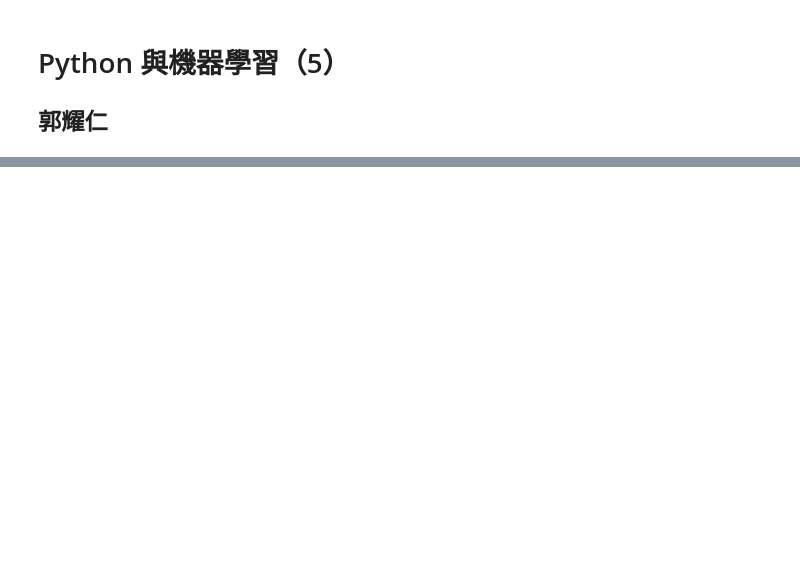
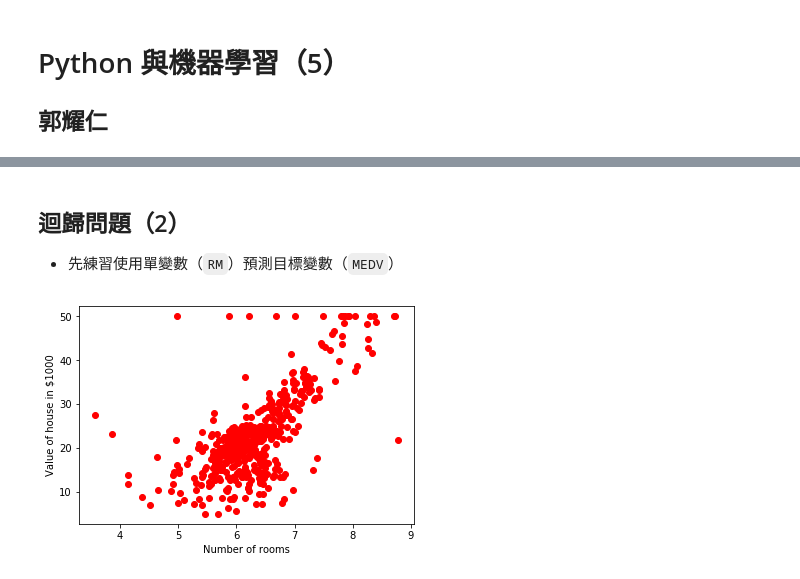
Before and after one commit to yaojenkuo/python_4_ds, a Jupyter notebook: ch15.ipynb, the cells around one changed output, grey strips where cells are left out. Cells and saved outputs as stored; diff of their text form; code cells hidden in the pictures; blank space fills up the shorter version.

```diff
--- a/ch15.ipynb
+++ b/ch15.ipynb
@@ -317,0 +18,18 @@ Accuracy: 1.00
+# %% [markdown]
+## 迴歸問題（2）
+
+- 先練習使用單變數（`RM`）預測目標變數（`MEDV`）
+# %%
+# 作圖
+from sklearn.datasets import load_boston
+import matplotlib.pyplot as plt
+
+boston = load_boston()
+X_rooms = boston.data[:, 5].reshape(-1, 1)
+y = boston.target.reshape(-1, 1)
+plt.scatter(X_rooms, y, c = 'r')
+plt.ylabel("Value of house in $1000")
+plt.xlabel("Number of rooms")
+plt.show()
+# %% [output]
+[figure, added]
```
Also changed, not shown: parts of 40 cells of this notebook, 3 other files.
